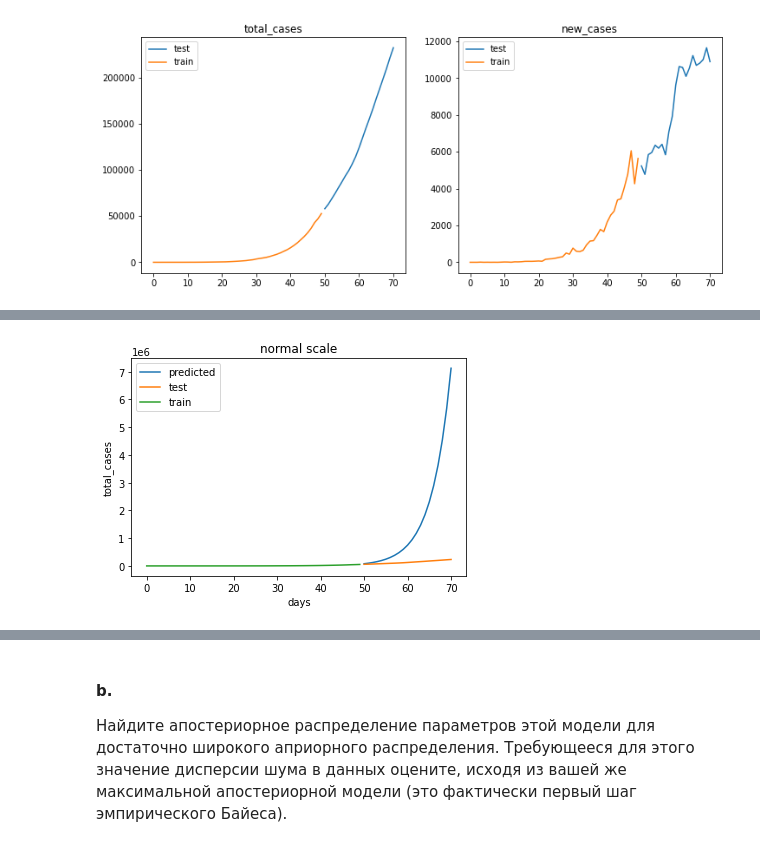
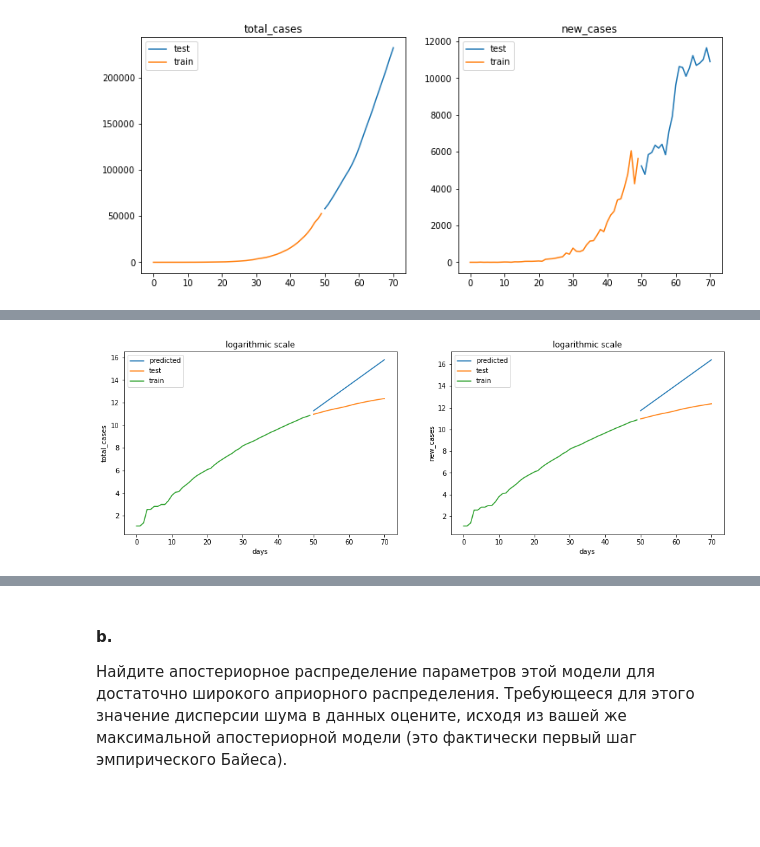
Before and after one commit to voiteshonok/advanced-ml-2021, a Jupyter notebook: HW1/HW1.ipynb, the cells around one changed output, grey strips where cells are left out. Saved outputs shown, nothing was run; the diff lists cells and outputs as text; code cells hidden in the pictures; blank space fills up the shorter version.

```diff
--- a/HW1/HW1.ipynb
+++ b/HW1/HW1.ipynb
@@ -199,6 +204,4 @@ def add_ones(matr):
 X = add_ones(X)
 X_train = add_ones(X_train)
 X_test = add_ones(X_test)
-# %%
-alphas = np.arange(500, 10001, 500)
 # %%
@@ -244,0 +224,3 @@ best_alpha
+# %%
+best_alpha_total = alpha_search(X_train, y_train_total, X_test, y_test_total)
+print(f"\nbest_alpha_total = {best_alpha_total}")
@@ -244,0 +245,3 @@ best_alpha
+# %%
+best_alpha_new = alpha_search(X_train, y_train_new, X_test, y_test_new)
+print(f"\nbest_alpha_new = {best_alpha_new}")
@@ -245,4 +266,7 @@ best_alpha
 # %%
-model = Ridge(alpha=best_alpha, fit_intercept=False)
-model.fit(X_train, y_train_total_ln)
+model_total = Ridge(alpha=best_alpha_total, fit_intercept=False)
+model_total.fit(X_train, y_train_total_ln)
+
+model_new = Ridge(alpha=best_alpha_new, fit_intercept=False)
+model_new.fit(X_train, y_train_new_ln)
 # %% [output]
@@ -261,11 +274,21 @@ plt.show()
-# %%
-plt.plot(X_test[:, 1], np.exp(model.predict(X_test)), label='predicted')
-plt.plot(X_test[:, 1], y_test_total, label='test')
-plt.plot(X_train[:, 1], y_train_total, label='train')
-plt.xlabel('days')
-plt.ylabel('total_cases')
-plt.legend()
-plt.title('normal scale')
-plt.show()
-# %% [output]
-[figure, removed]
+# %%
+fig, (ax1, ax2) = plt.subplots(1, 2, figsize=(16, 5))
+ax1.plot(X_test[:, 1], model_total.predict(X_test), label='predicted')
+ax1.plot(X_test[:, 1], y_test_total_ln, label='test')
+ax1.plot(X_train[:, 1], y_train_total_ln, label='train')
+ax1.set_xlabel('days')
+ax1.set_ylabel('total_cases')
+ax1.legend()
+ax1.set_title('logarithmic scale')
+
+ax2.plot(X_test[:, 1], model_new.predict(X_test), label='predicted')
+ax2.plot(X_test[:, 1], y_test_new_ln, label='test')
+ax2.plot(X_train[:, 1], y_train_new_ln, label='train')
+ax2.set_xlabel('days')
+ax2.set_ylabel('new_cases')
+ax2.legend()
+ax2.set_title('logarithmic scale')
+
+plt.show()
+# %% [output]
+[figure, added]
```
Also changed, not shown: parts of 33 cells of this notebook.
